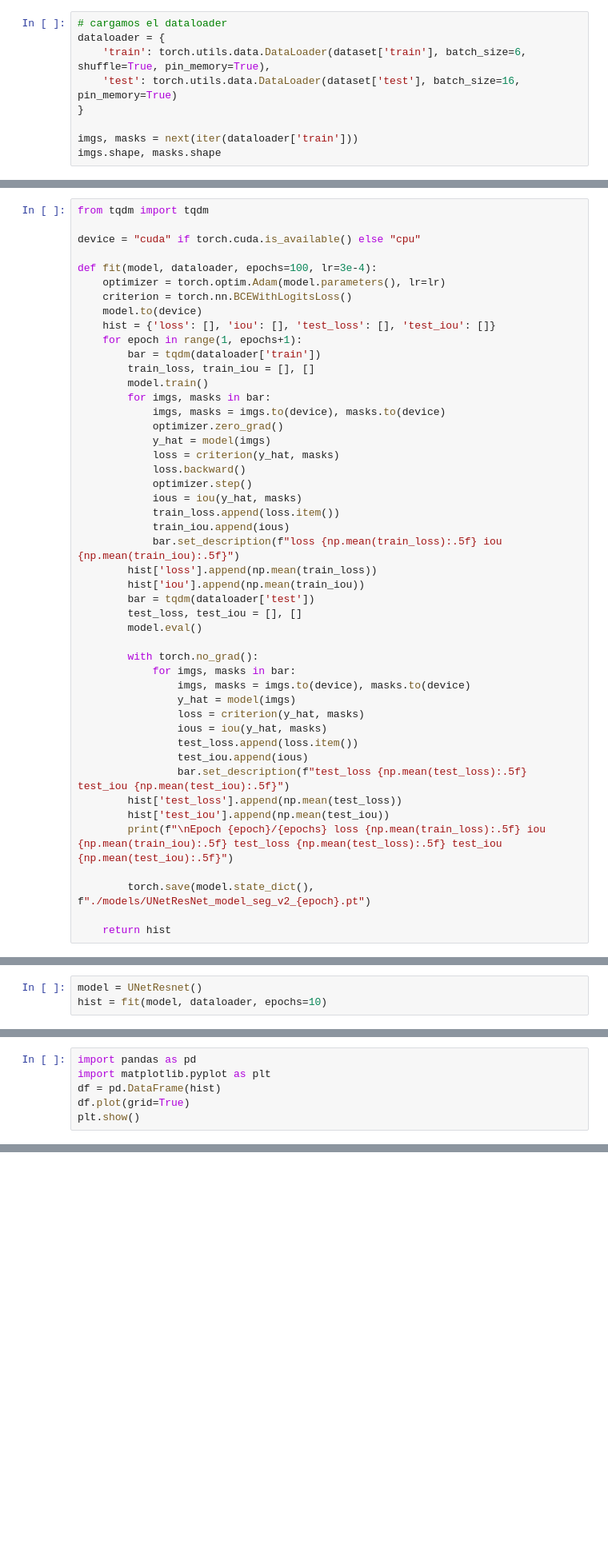
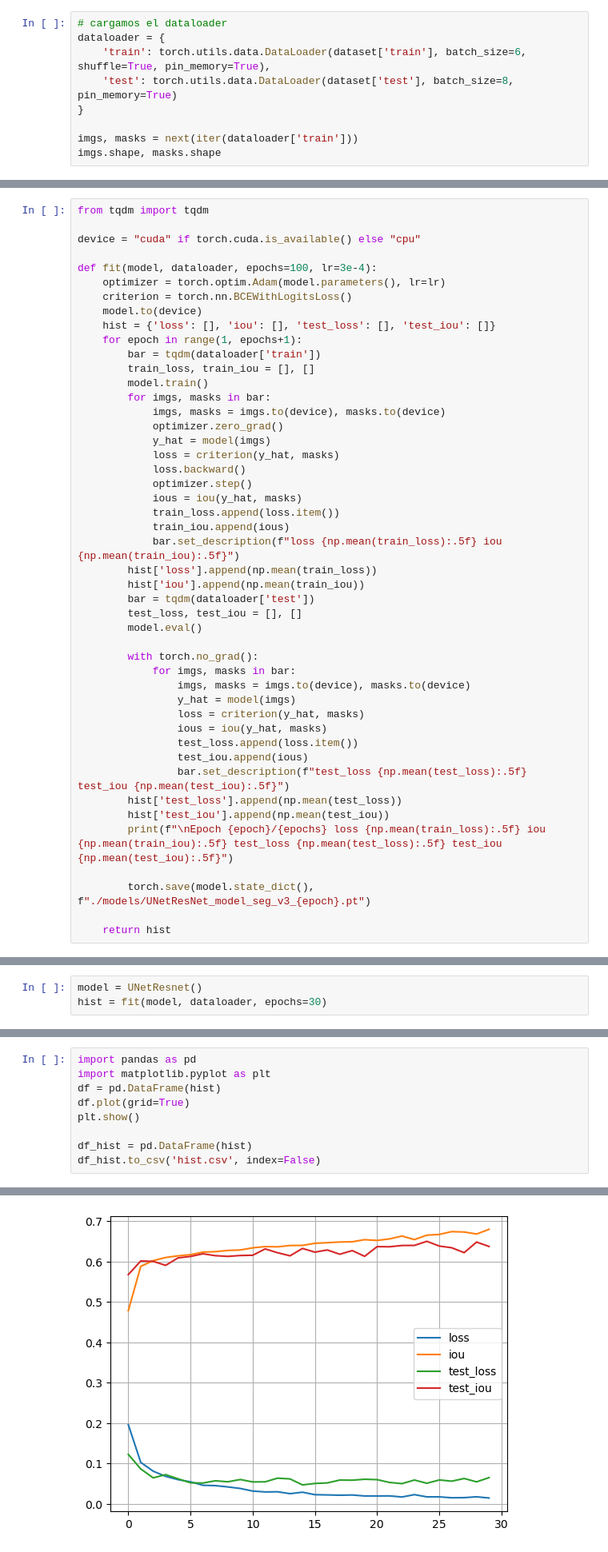
Before and after one commit to marcanii/Proyecto-SIS330, a Jupyter notebook: source/U-Net/02_UNet.ipynb, the cells around one changed output, grey strips where cells are left out. Shown at 80% size. Cells and saved outputs as stored; diff of their text form; blank space fills up the shorter version.

Commit message:
entrenando el modelo UNetResnest18

```diff
--- a/source/U-Net/02_UNet.ipynb
+++ b/source/U-Net/02_UNet.ipynb
@@ -382,7 +382,7 @@ dataset['train'][0][0].shape, dataset['train'][0][1].shape
 # cargamos el dataloader
 dataloader = {
     'train': torch.utils.data.DataLoader(dataset['train'], batch_size=6, shuffle=True, pin_memory=True),
-    'test': torch.utils.data.DataLoader(dataset['test'], batch_size=16, pin_memory=True)
+    'test': torch.utils.data.DataLoader(dataset['test'], batch_size=8, pin_memory=True)
 }
 
 imgs, masks = next(iter(dataloader['train']))
@@ -435,7 +435,7 @@ def fit(model, dataloader, epochs=100, lr=3e-4):
         hist['test_iou'].append(np.mean(test_iou))
         print(f"\nEpoch {epoch}/{epochs} loss {np.mean(train_loss):.5f} iou {np.mean(train_iou):.5f} test_loss {np.mean(test_loss):.5f} test_iou {np.mean(test_iou):.5f}")
 
-        torch.save(model.state_dict(), f"./models/UNetResNet_model_seg_v2_{epoch}.pt")
+        torch.save(model.state_dict(), f"./models/UNetResNet_model_seg_v3_{epoch}.pt")
 
     return hist
 # %% [markdown]
@@ -444,5 +444,5 @@ def fit(model, dataloader, epochs=100, lr=3e-4):
 Entrenamos el modelo con todo el dataset. Para ello, usaremos la función `fit` que implementamos anteriormente.
 # %%
 model = UNetResnet()
-hist = fit(model, dataloader, epochs=10)
+hist = fit(model, dataloader, epochs=30)
 # %% [output]
@@ -460,4 +467,7 @@ import matplotlib.pyplot as plt
 df = pd.DataFrame(hist)
 df.plot(grid=True)
 plt.show()
+
+df_hist = pd.DataFrame(hist)
+df_hist.to_csv('hist.csv', index=False)
 # %% [output]
@@ -465,3 +474,4 @@ NameError: name 'hist' is not defined
+[figure, added]
 # %%
 import matplotlib.colors as mcolors
 
```
Also changed, not shown: parts of 12 cells of this notebook, 2 other files.
